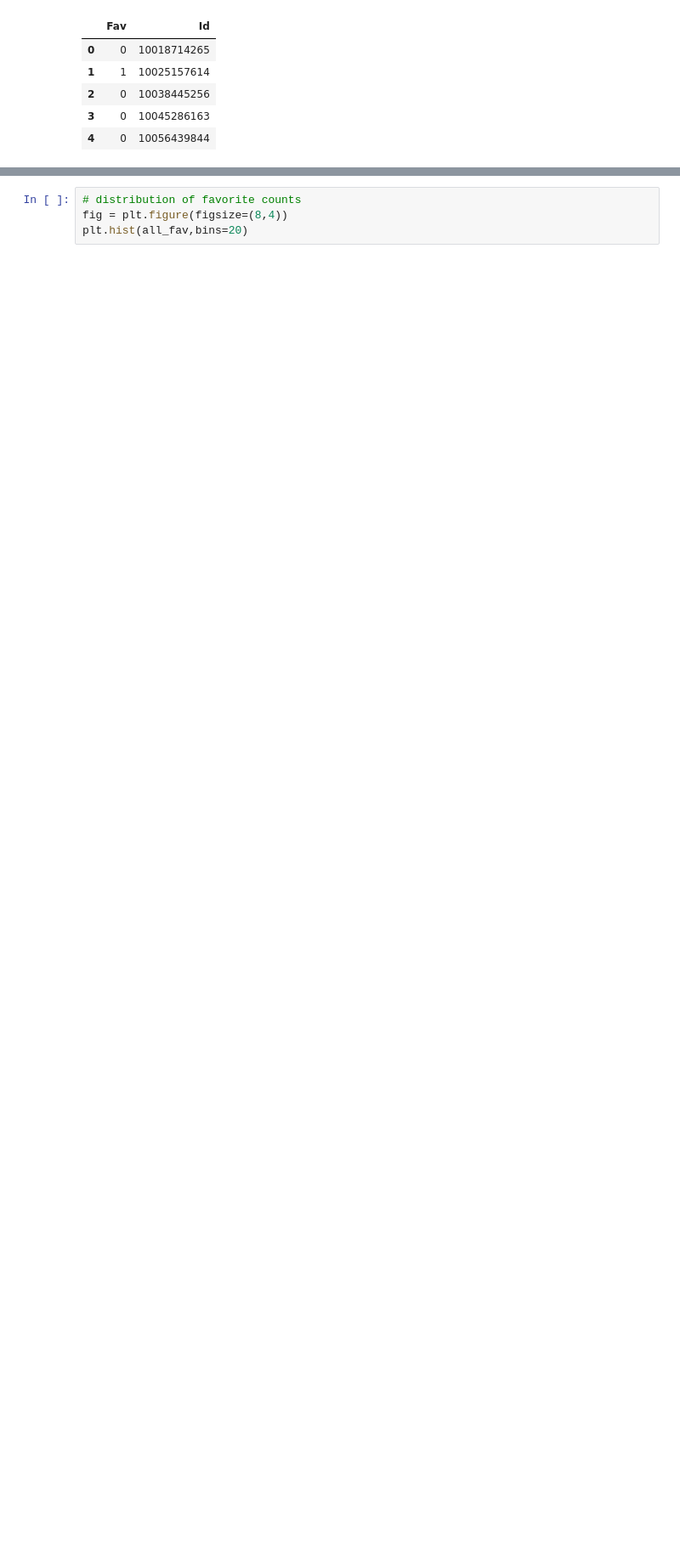
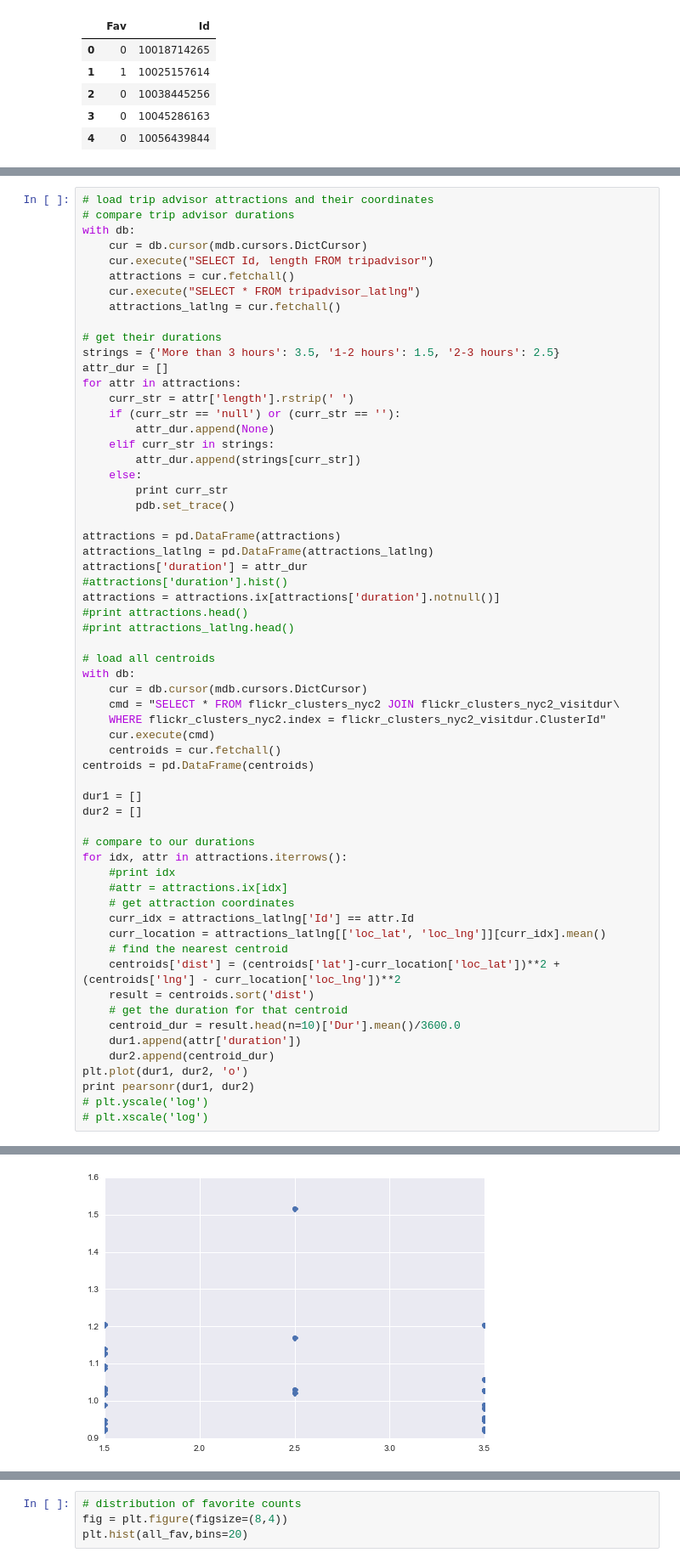
Before and after one commit to helenaxwang/AveNeue, a Jupyter notebook: analyze_flickr.py.ipynb, the cells around one changed output, grey strips where cells are left out. Shown at 85% size. Cells and saved outputs as stored; diff of their text form; blank space fills up the shorter version.

```diff
--- a/analyze_flickr.py.ipynb
+++ b/analyze_flickr.py.ipynb
@@ -938,0 +1002,62 @@ fav_counts.head()
+# %%
+# load trip advisor attractions and their coordinates
+# compare trip advisor durations
+with db:
+    cur = db.cursor(mdb.cursors.DictCursor)
+    cur.execute("SELECT Id, length FROM tripadvisor")
+    attractions = cur.fetchall()
+    cur.execute("SELECT * FROM tripadvisor_latlng")
+    attractions_latlng = cur.fetchall()
+
+# get their durations
+strings = {'More than 3 hours': 3.5, '1-2 hours': 1.5, '2-3 hours': 2.5}
+attr_dur = []
+for attr in attractions:
+    curr_str = attr['length'].rstrip(' ')
+    if (curr_str == 'null') or (curr_str == ''):
+        attr_dur.append(None)
+    elif curr_str in strings:
+        attr_dur.append(strings[curr_str])
+    else:
+        print curr_str
+        pdb.set_trace()
+
+attractions = pd.DataFrame(attractions)
+attractions_latlng = pd.DataFrame(attractions_latlng)
+attractions['duration'] = attr_dur
+#attractions['duration'].hist()
+attractions = attractions.ix[attractions['duration'].notnull()]
+#print attractions.head()
+#print attractions_latlng.head()
+
+# load all centroids
+with db:
+    cur = db.cursor(mdb.cursors.DictCursor)
+    cmd = "SELECT * FROM flickr_clusters_nyc2 JOIN flickr_clusters_nyc2_visitdur\
+    WHERE flickr_clusters_nyc2.index = flickr_clusters_nyc2_visitdur.ClusterId"
+    cur.execute(cmd)
+    centroids = cur.fetchall()
+centroids = pd.DataFrame(centroids)
+
+dur1 = []
+dur2 = []
+
+# compare to our durations
+for idx, attr in attractions.iterrows():
+    #print idx
+    #attr = attractions.ix[idx]
+    # get attraction coordinates
+    curr_idx = attractions_latlng['Id'] == attr.Id
+    curr_location = attractions_latlng[['loc_lat', 'loc_lng']][curr_idx].mean()
+    # find the nearest centroid
+    centroids['dist'] = (centroids['lat']-curr_location['loc_lat'])**2 + (centroids['lng'] - curr_location['loc_lng'])**2
+    result = centroids.sort('dist')
+    # get the duration for that centroid
+    centroid_dur = result.head(n=10)['Dur'].mean()/3600.0
+    dur1.append(attr['duration'])
+    dur2.append(centroid_dur)
+plt.plot(dur1, dur2, 'o')
+print pearsonr(dur1, dur2)
+# plt.yscale('log')
+# plt.xscale('log')
+# %% [output]
@@ -939 +1065,2 @@ fav_counts.head()
+[figure, added]
 # %%
```
Also changed, not shown: parts of 9 cells of this notebook, 3 other files.
